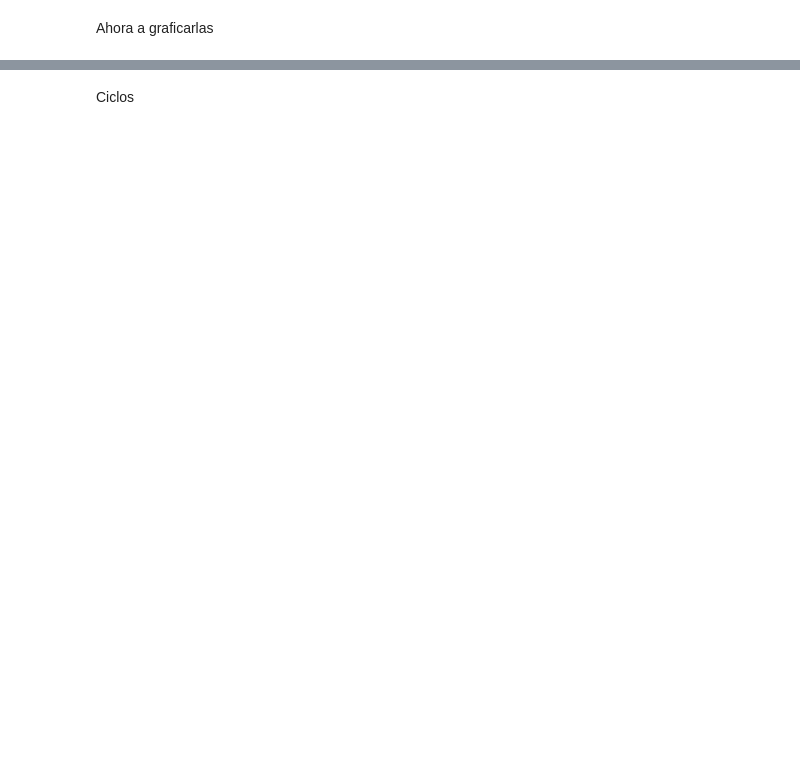
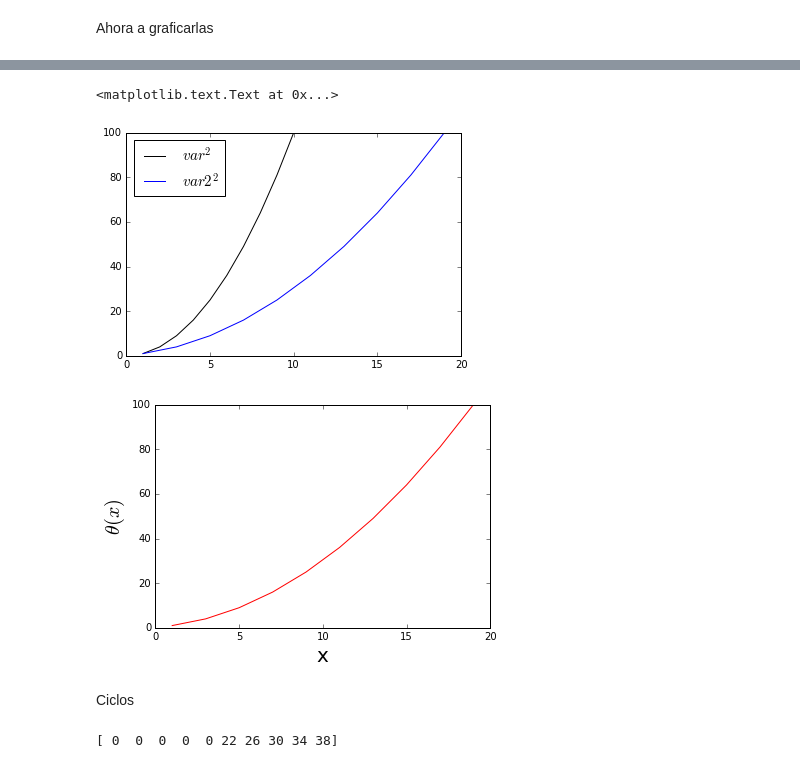
Before and after one commit to olegs22/things, a Jupyter notebook: Introduction.ipynb, the cells around one changed output, grey strips where cells are left out. Drawn from its saved outputs; the diff is of its cells as text; code cells hidden in the pictures; blank space fills up the shorter version.

```diff
--- a/Introduction.ipynb
+++ b/Introduction.ipynb
@@ -21,5 +23,5 @@ import matplotlib.pyplot as plt
 # %% [markdown]
 Empezaremos con arreglos sencillo y operaciones entre ellos
 # %%
-var = np.arange(10)
+var = np.arange(1,11)
 print var
@@ -26,3 +30,3 @@ print var
 # %%
-var1 = np.linspace(1,10,10)
+var1 = np.linspace(1,19,10)
 print var1
@@ -30,0 +42,5 @@ var[1]/var[2]
+# %%
+t =[]
+for i in range(10):
+    y=10**2
+    t.append(y)
@@ -49,9 +75,15 @@ plt.plot(var, z,'k');
 # %%
 plt.figure()
-plt.plot(var, z,'k');
+plt.plot(var, z,'k',label=r'$var^2$');
+plt.plot(var1,z2,'b',label=r'$var2^2$');
+plt.legend(loc='best',fontsize=15)
 plt.figure()
 plt.plot(var1,z2,'r');
-plt.xlabel('x')
-plt.ylabel('y(x)')
+plt.xlabel('x',fontsize=20)
+plt.ylabel(r'$\theta(x)$',fontsize=20)
+# %% [output]
+<matplotlib.text.Text at 0x...>
+[figure, added]
+[figure, added]
 # %% [markdown]
 Ciclos
@@ -63,3 +90,13 @@ print a
+# %%
+a,b = 1,1
+for i in range(len(var)):
+    var[i] = var1[i]*2
+    if var[i] < 20.:
+        var[i] = 0.
+
+print var
+# %% [output]
+[ 0  0  0  0  0 22 26 30 34 38]
 # %%
 count = 0
 while (count < 9):
```
Also changed, not shown: parts of 12 cells of this notebook.
